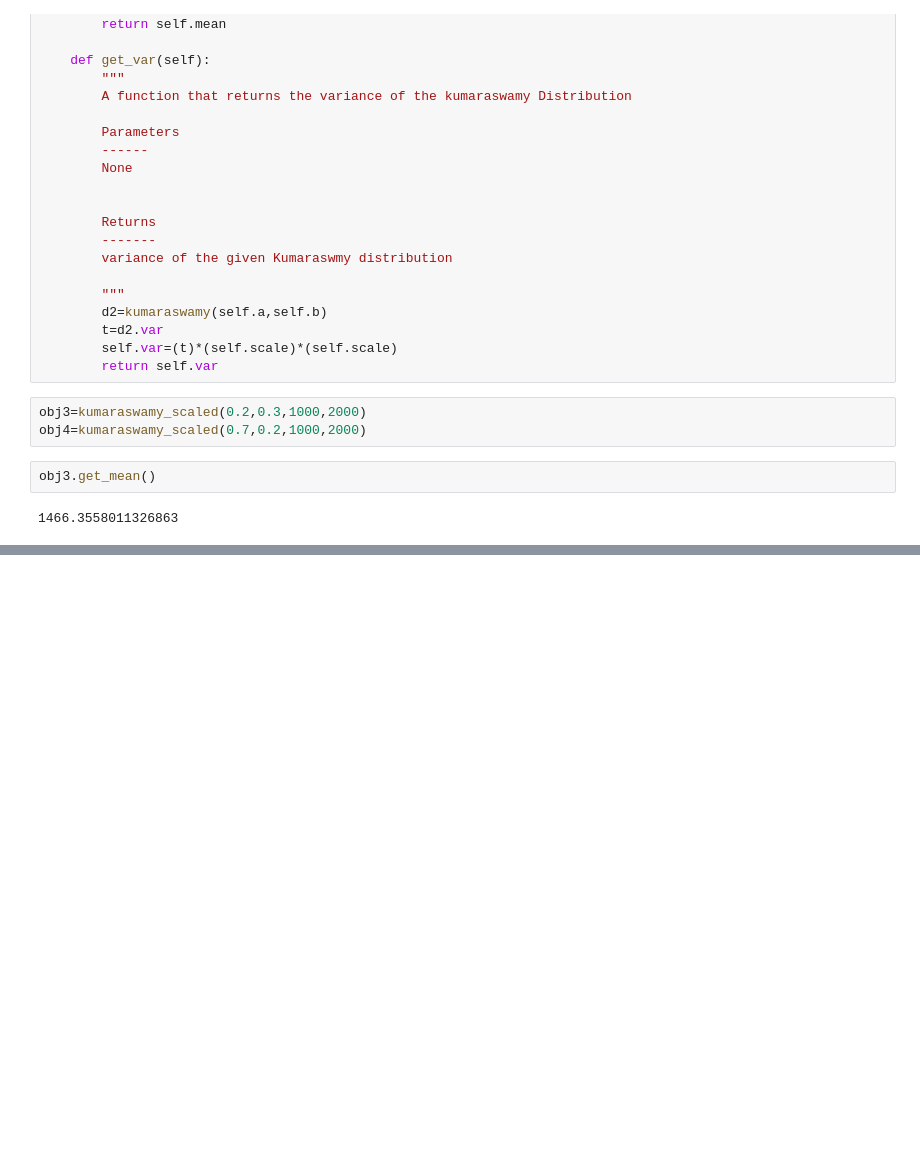
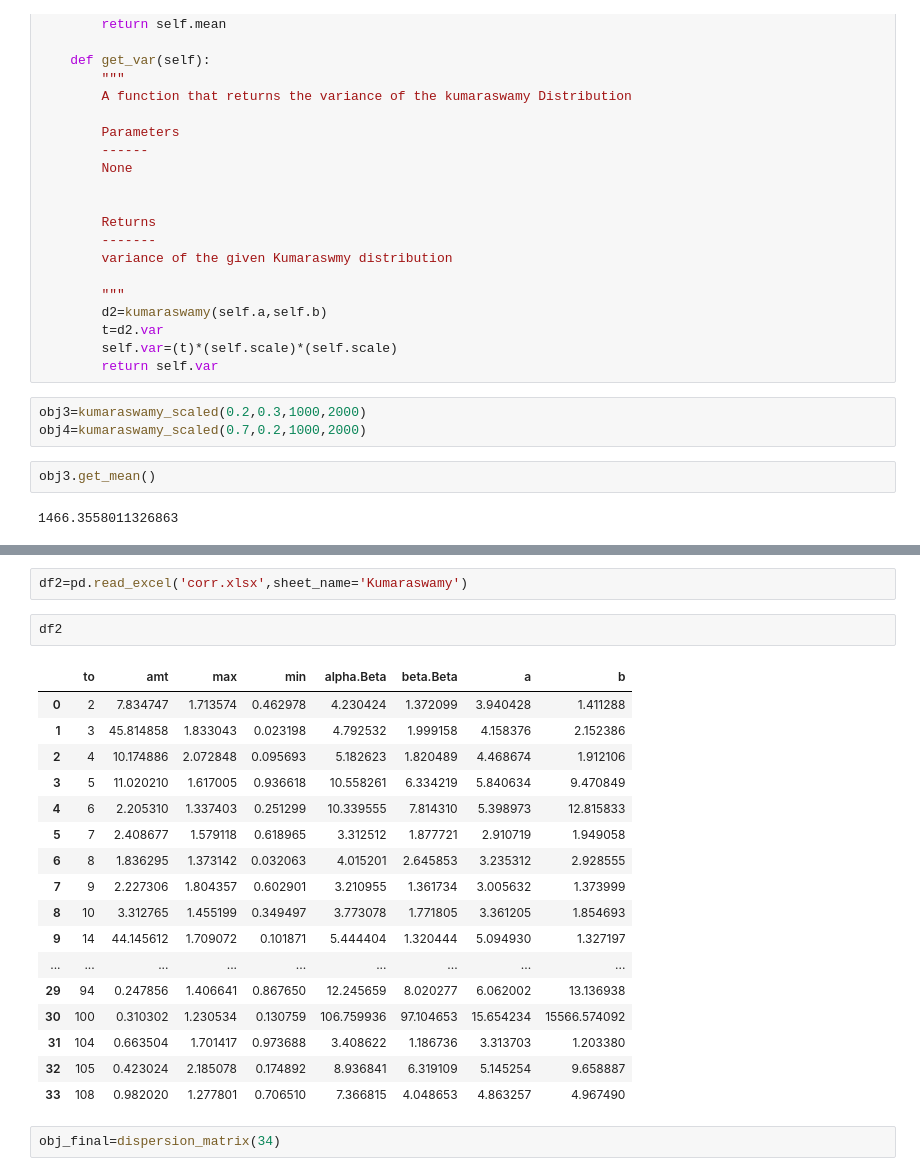
Before and after one commit to siddheshih/Finance_code, a Jupyter notebook: Functions.ipynb, the cells around one changed output, grey strips where cells are left out. Drawn from its saved outputs; the diff is of its cells as text; blank space fills up the shorter version.

```diff
--- a/Functions.ipynb
+++ b/Functions.ipynb
@@ -799,0 +810,24 @@ plt.scatter(obj2.p2[:,0],obj2.p2[:,1], c=cluster.labels_, cmap='rainbow')
+# %%
+df2=pd.read_excel('corr.xlsx',sheet_name='Kumaraswamy')
+# %%
+df2
+# %% [output]
+|  | to | amt | max | min | alpha.Beta | beta.Beta | a | b |
+| 0 | 2 | 7.834747 | 1.713574 | 0.462978 | 4.230424 | 1.372099 | 3.940428 | 1.411288 |
+| 1 | 3 | 45.814858 | 1.833043 | 0.023198 | 4.792532 | 1.999158 | 4.158376 | 2.152386 |
+| 2 | 4 | 10.174886 | 2.072848 | 0.095693 | 5.182623 | 1.820489 | 4.468674 | 1.912106 |
+| 3 | 5 | 11.020210 | 1.617005 | 0.936618 | 10.558261 | 6.334219 | 5.840634 | 9.470849 |
+| 4 | 6 | 2.205310 | 1.337403 | 0.251299 | 10.339555 | 7.814310 | 5.398973 | 12.815833 |
+| 5 | 7 | 2.408677 | 1.579118 | 0.618965 | 3.312512 | 1.877721 | 2.910719 | 1.949058 |
+| 6 | 8 | 1.836295 | 1.373142 | 0.032063 | 4.015201 | 2.645853 | 3.235312 | 2.928555 |
+| 7 | 9 | 2.227306 | 1.804357 | 0.602901 | 3.210955 | 1.361734 | 3.005632 | 1.373999 |
+| 8 | 10 | 3.312765 | 1.455199 | 0.349497 | 3.773078 | 1.771805 | 3.361205 | 1.854693 |
+| 9 | 14 | 44.145612 | 1.709072 | 0.101871 | 5.444404 | 1.320444 | 5.094930 | 1.327197 |
+| ... | ... | ... | ... | ... | ... | ... | ... | ... |
+| 29 | 94 | 0.247856 | 1.406641 | 0.867650 | 12.245659 | 8.020277 | 6.062002 | 13.136938 |
+| 30 | 100 | 0.310302 | 1.230534 | 0.130759 | 106.759936 | 97.104653 | 15.654234 | 15566.574092 |
+| 31 | 104 | 0.663504 | 1.701417 | 0.973688 | 3.408622 | 1.186736 | 3.313703 | 1.203380 |
+| 32 | 105 | 0.423024 | 2.185078 | 0.174892 | 8.936841 | 6.319109 | 5.145254 | 9.658887 |
+| 33 | 108 | 0.982020 | 1.277801 | 0.706510 | 7.366815 | 4.048653 | 4.863257 | 4.967490 |
+# %%
+obj_final=dispersion_matrix(34)
```
Also changed, not shown: parts of 26 cells of this notebook, 4 other files.
